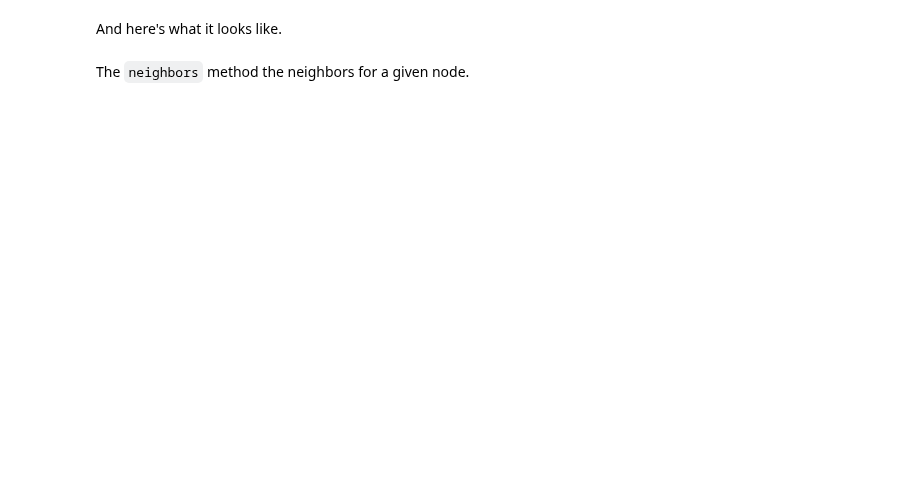
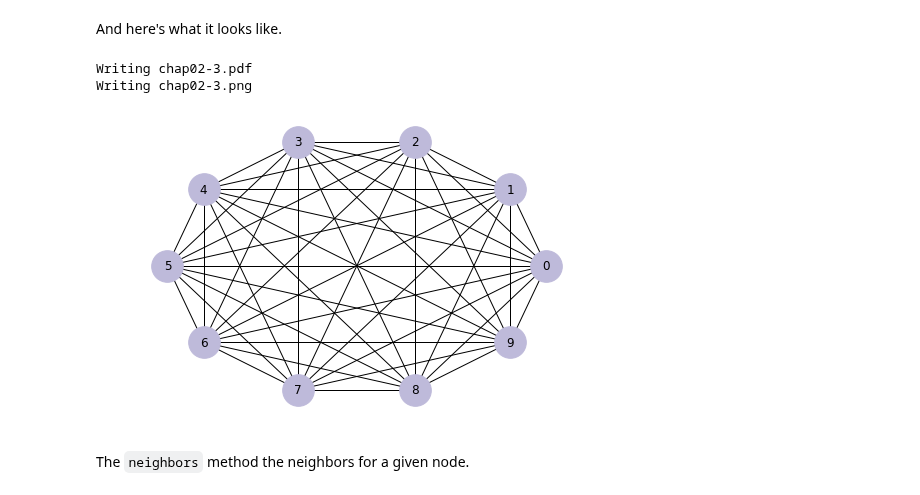
Before and after one commit to AllenDowney/ThinkComplexity2, a Jupyter notebook: code/chap02soln.ipynb, the cells around one changed output. Cells and saved outputs as stored; diff of their text form; code cells hidden in the pictures; blank space fills up the shorter version.

```diff
--- a/code/chap02soln.ipynb
+++ b/code/chap02soln.ipynb
@@ -154,9 +181,13 @@ And here's what it looks like.
 # %%
 nx.draw_circular(complete,
                  node_color=COLORS[2],
                  node_size=1000,
                  with_labels=True)
-plt.savefig('chap02-3.pdf')
+thinkplot.save('chap02-3', clf=False)
+# %% [output]
+Writing chap02-3.pdf
+Writing chap02-3.png
+[figure, added]
 # %% [markdown]
 The `neighbors` method the neighbors for a given node.
 # %%
```
Also changed, not shown: parts of 33 cells of this notebook, 8 other files.
